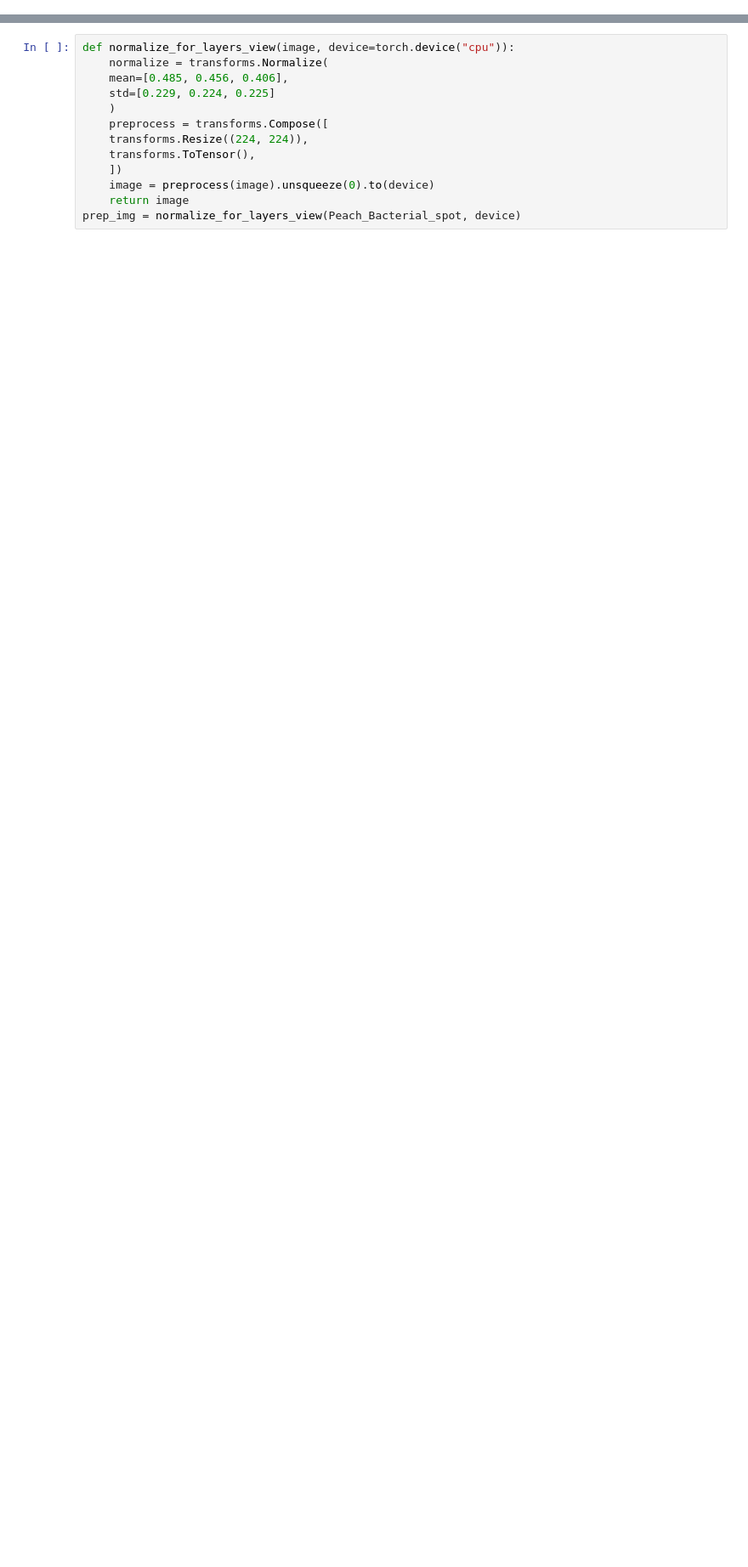
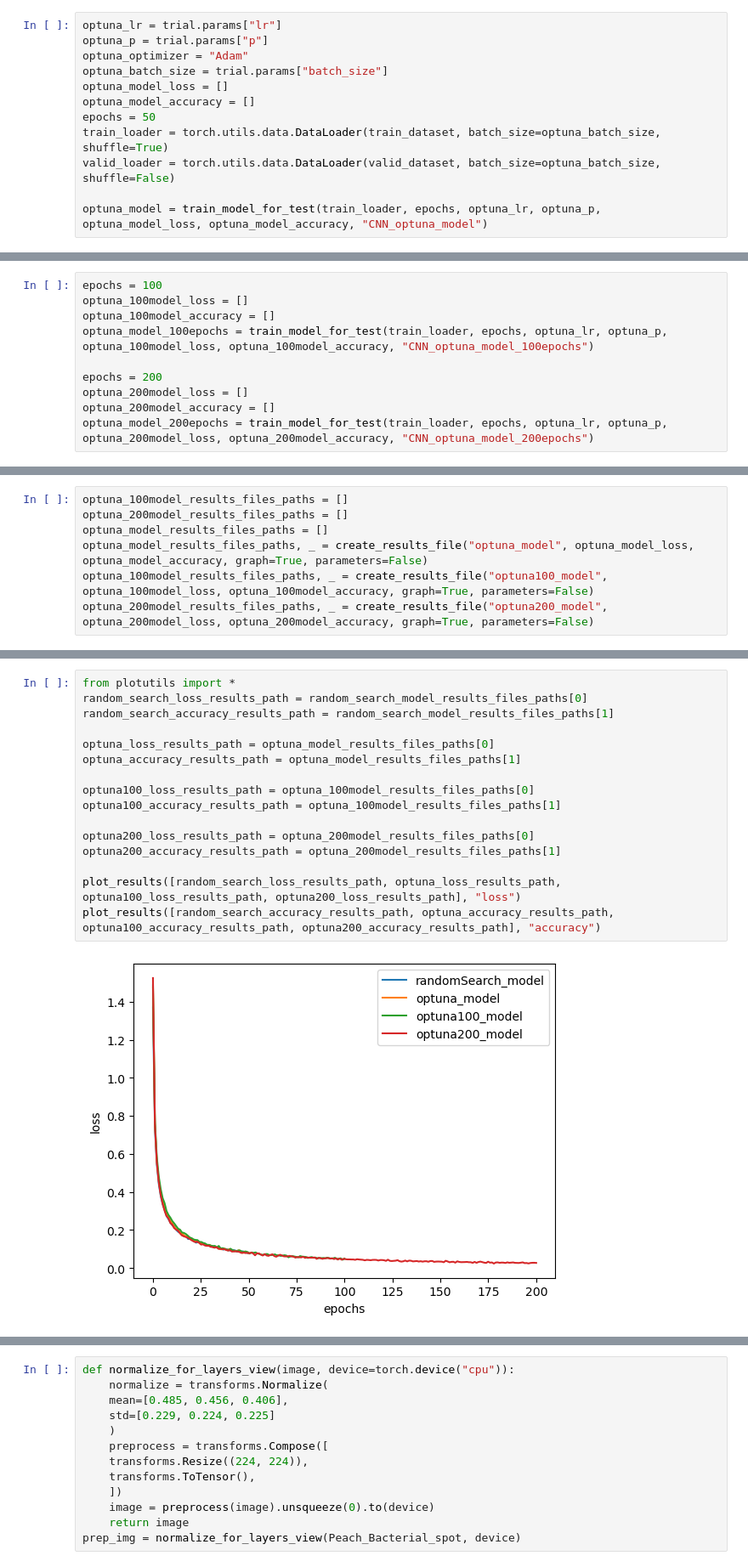
Before and after one commit to LeeBenyamin/Sherleaf-Holmes-project, a Jupyter notebook: plantDiseaseCNN.ipynb, the cells around one changed output, grey strips where cells are left out. Shown: that part at 85% size. Saved outputs shown, nothing was run; the diff lists cells and outputs as text; blank space fills up the shorter version.

```diff
--- a/plantDiseaseCNN.ipynb
+++ b/plantDiseaseCNN.ipynb
@@ -534,0 +637,12 @@ def load_image(path):
+# %%
+optuna_lr = trial.params["lr"]
+optuna_p = trial.params["p"]
+optuna_optimizer = "Adam"
+optuna_batch_size = trial.params["batch_size"]
+optuna_model_loss = []
+optuna_model_accuracy = []
+epochs = 50
+train_loader = torch.utils.data.DataLoader(train_dataset, batch_size=optuna_batch_size, shuffle=True)
+valid_loader = torch.utils.data.DataLoader(valid_dataset, batch_size=optuna_batch_size, shuffle=False)
+
+optuna_model = train_model_for_test(train_loader, epochs, optuna_lr, optuna_p, optuna_model_loss, optuna_model_accuracy, "CNN_optuna_model")
@@ -534,0 +669,10 @@ def load_image(path):
+# %%
+epochs = 100
+optuna_100model_loss = []
+optuna_100model_accuracy = []
+optuna_model_100epochs = train_model_for_test(train_loader, epochs, optuna_lr, optuna_p, optuna_100model_loss, optuna_100model_accuracy, "CNN_optuna_model_100epochs")
+
+epochs = 200
+optuna_200model_loss = []
+optuna_200model_accuracy = []
+optuna_model_200epochs = train_model_for_test(train_loader, epochs, optuna_lr, optuna_p, optuna_200model_loss, optuna_200model_accuracy, "CNN_optuna_model_200epochs")
@@ -534,0 +717,7 @@ def load_image(path):
+# %%
+optuna_100model_results_files_paths = []
+optuna_200model_results_files_paths = []
+optuna_model_results_files_paths = []
+optuna_model_results_files_paths, _ = create_results_file("optuna_model", optuna_model_loss, optuna_model_accuracy, graph=True, parameters=False)
+optuna_100model_results_files_paths, _ = create_results_file("optuna100_model", optuna_100model_loss, optuna_100model_accuracy, graph=True, parameters=False)
+optuna_200model_results_files_paths, _ = create_results_file("optuna200_model", optuna_200model_loss, optuna_200model_accuracy, graph=True, parameters=False)
@@ -534,0 +753,18 @@ def load_image(path):
+# %%
+from plotutils import *
+random_search_loss_results_path = random_search_model_results_files_paths[0]
+random_search_accuracy_results_path = random_search_model_results_files_paths[1]
+
+optuna_loss_results_path = optuna_model_results_files_paths[0]
+optuna_accuracy_results_path = optuna_model_results_files_paths[1]
+
+optuna100_loss_results_path = optuna_100model_results_files_paths[0]
+optuna100_accuracy_results_path = optuna_100model_results_files_paths[1]
+
+optuna200_loss_results_path = optuna_200model_results_files_paths[0]
+optuna200_accuracy_results_path = optuna_200model_results_files_paths[1]
+
+plot_results([random_search_loss_results_path, optuna_loss_results_path, optuna100_loss_results_path, optuna200_loss_results_path], "loss")
+plot_results([random_search_accuracy_results_path, optuna_accuracy_results_path, optuna100_accuracy_results_path, optuna200_accuracy_results_path], "accuracy")
+# %% [output]
+[figure, added]
```
Also changed, not shown: parts of 68 cells of this notebook.
